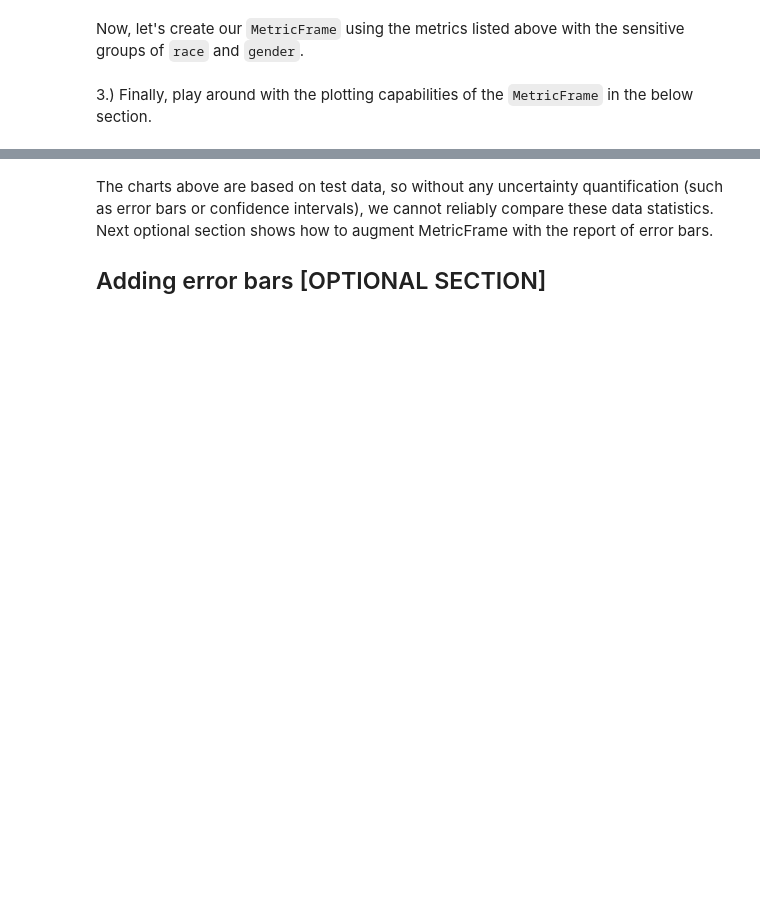
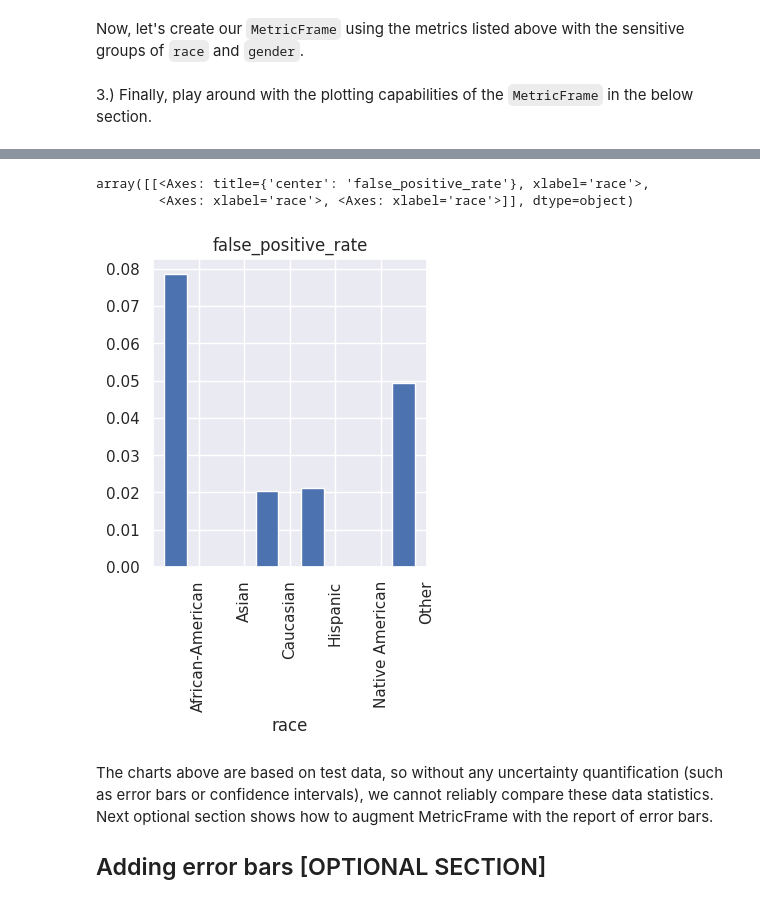
Before and after one commit to nokks/Fairness, a Jupyter notebook: 2021_scipy_tutorial/fairness-in-AI-systems-student.ipynb, the cells around one changed output, grey strips where cells are left out. Cells and saved outputs as stored; diff of their text form; code cells hidden in the pictures; blank space fills up the shorter version.

```diff
--- a/2021_scipy_tutorial/fairness-in-AI-systems-student.ipynb
+++ b/2021_scipy_tutorial/fairness-in-AI-systems-student.ipynb
@@ -1394,10 +1565,10 @@ NameError: name '_______' is not defined
 Now, let's create our `MetricFrame` using the metrics listed above with the sensitive groups of `race` and `gender`.
 # %%
 metricframe_exercise = MetricFrame(
-    metrics=__________,
+    metrics=false_positive_rate,
     y_true=Y_test,
-    y_pred=__________,
-    sensitive_features=_____
+    y_pred=Y_pred,
+    sensitive_features=A_test['race']
 )
 # %% [markdown]
 3.) Finally, play around with the plotting capabilities of the `MetricFrame` in the below section.
@@ -1406,7 +1586,11 @@ metricframe_exercise._______
 # %%
 # Plot some of the performance disparities here
-metricframe_exercise.by_group.____.bar(subplots=_____, layout=[1,3], figsize=(12, 4),
-                                       legend=False, rot=-45, position=1.5)
+metricframe_exercise.by_group.plot.bar(subplots=True, layout=[1,3], figsize=(12, 4),
+                                       legend=False, rot=90, position=1.5)
+# %% [output]
+array([[<Axes: title={'center': 'false_positive_rate'}, xlabel='race'>,
+        <Axes: xlabel='race'>, <Axes: xlabel='race'>]], dtype=object)
+[figure, added]
 # %% [markdown]
 The charts above are based on test data, so without any uncertainty quantification (such as error bars or confidence intervals), we cannot reliably compare these data statistics. Next optional section shows how to augment MetricFrame with the report of error bars.
 
```
Also changed, not shown: parts of 16 cells of this notebook.
